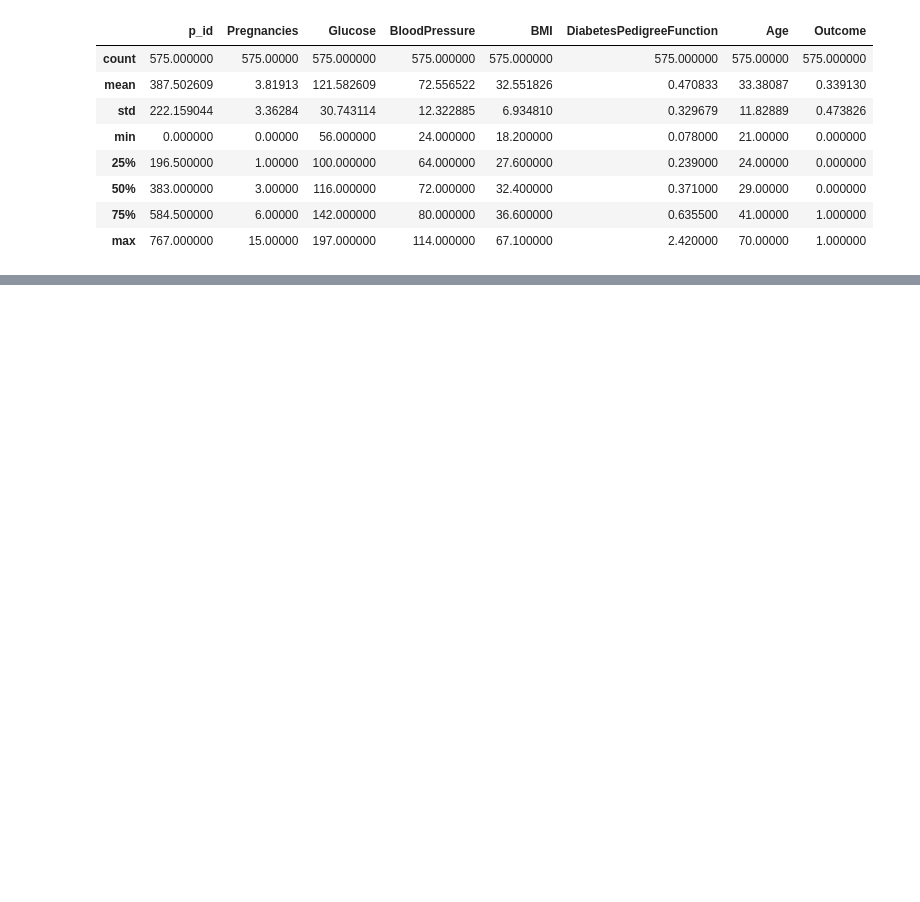
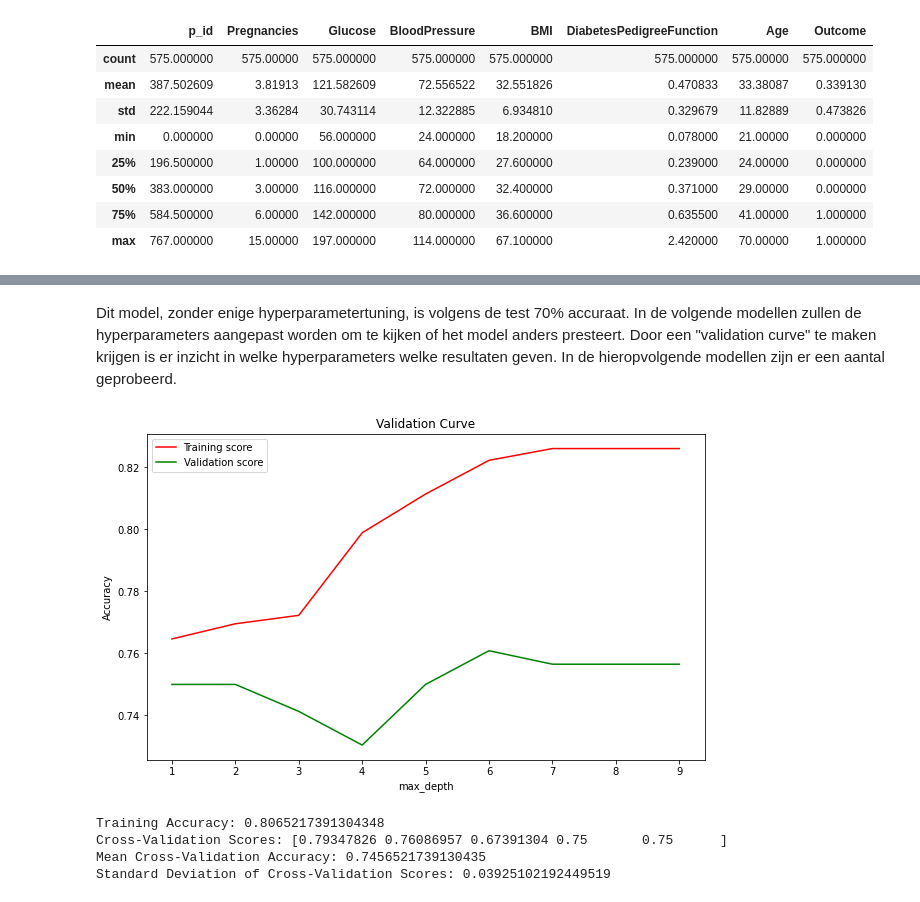
Before and after one commit to BJHeemskerk/MachineLearning, a Jupyter notebook: Notebook_Declan.ipynb, the cells around one changed output, grey strips where cells are left out. Drawn from its saved outputs; the diff is of its cells as text; code cells hidden in the pictures; blank space fills up the shorter version.

```diff
--- a/Notebook_Declan.ipynb
+++ b/Notebook_Declan.ipynb
@@ -80,0 +108,52 @@ DecisionTreeClassifier(random_state=42)
+# %% [markdown]
+Dit model, zonder enige hyperparametertuning, is volgens de test 70% accuraat. In de volgende modellen zullen de hyperparameters aangepast worden om te kijken of het model anders presteert. Door een "validation curve" te maken krijgen is er inzicht in welke hyperparameters welke resultaten geven. In de hieropvolgende modellen zijn er een aantal geprobeerd.
+# %%
+from sklearn.model_selection import validation_curve
+
+param_range = [1, 2, 3, 4, 5, 6, 7, 8, 9]
+train_scores, test_scores = validation_curve(
+    classifier, X_train, y_train, param_name="max_depth", param_range=param_range,
+    cv=5, scoring="accuracy", n_jobs=-1)
+
+# Hier plotten we de curve
+plt.figure(figsize=(10, 6))
+plt.title("Validation Curve")
+plt.xlabel("max_depth")
+plt.ylabel("Accuracy")
+plt.plot(param_range, np.mean(train_scores, axis=1), label="Training score", color="r")
+plt.plot(param_range, np.mean(test_scores, axis=1), label="Validation score", color="g")
+plt.legend(loc="best")
+plt.show()
+# %% [output]
+[figure, added]
+# %%
+from sklearn.model_selection import cross_val_score, StratifiedKFold
+
+X = df_train.drop('Outcome', axis=1)
+y = df_train['Outcome']
+X = X.drop("p_id", axis=1)
+X_train, X_test, y_train, y_test = train_test_split(X, y, test_size=0.2, stratify=y, random_state=42)
+
+
+# Het maken van het decision tree model
+classifier = DecisionTreeClassifier(max_depth = 5, min_samples_leaf= 13,  random_state=42)
+
+cv = StratifiedKFold(n_splits=5, shuffle=True, random_state=42)
+
+cross_val_scores = cross_val_score(classifier, X_train, y_train, cv=cv, scoring='accuracy')
+
+# traing accuracy berekenen
+classifier.fit(X_train, y_train)
+y_train_pred = classifier.predict(X_train)
+training_accuracy = accuracy_score(y_train, y_train_pred)
+
+# traingin en cross val accuracy printen
+print("Training Accuracy:", training_accuracy)
+print("Cross-Validation Scores:", cross_val_scores)
+print("Mean Cross-Validation Accuracy:", cross_val_scores.mean())
+print("Standard Deviation of Cross-Validation Scores:", cross_val_scores.std())
+# %% [output]
+Training Accuracy: 0.8065217391304348
+Cross-Validation Scores: [0.79347826 0.76086957 0.67391304 0.75       0.75      ]
+Mean Cross-Validation Accuracy: 0.7456521739130435
+Standard Deviation of Cross-Validation Scores: 0.03925102192449519
```
Also changed, not shown: parts of 4 cells of this notebook.
